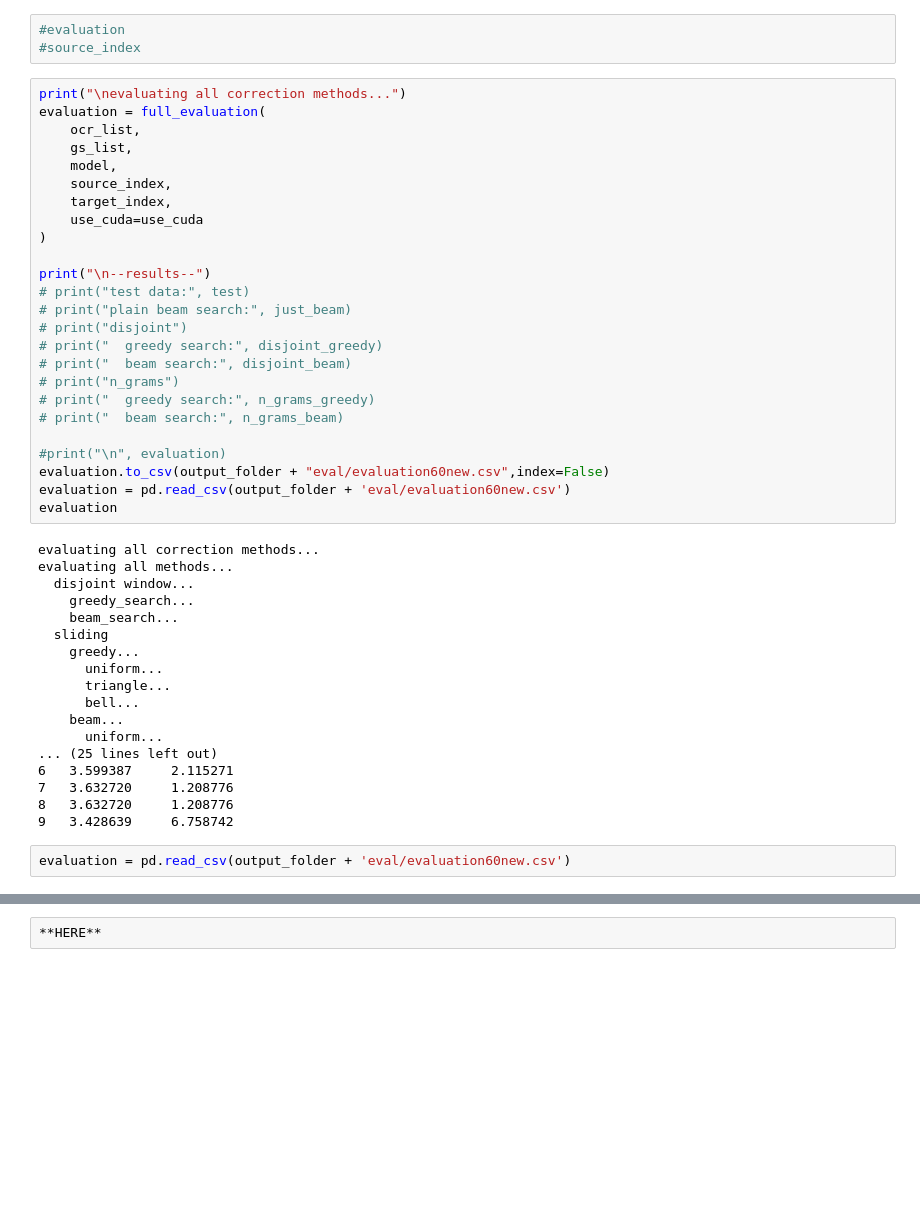
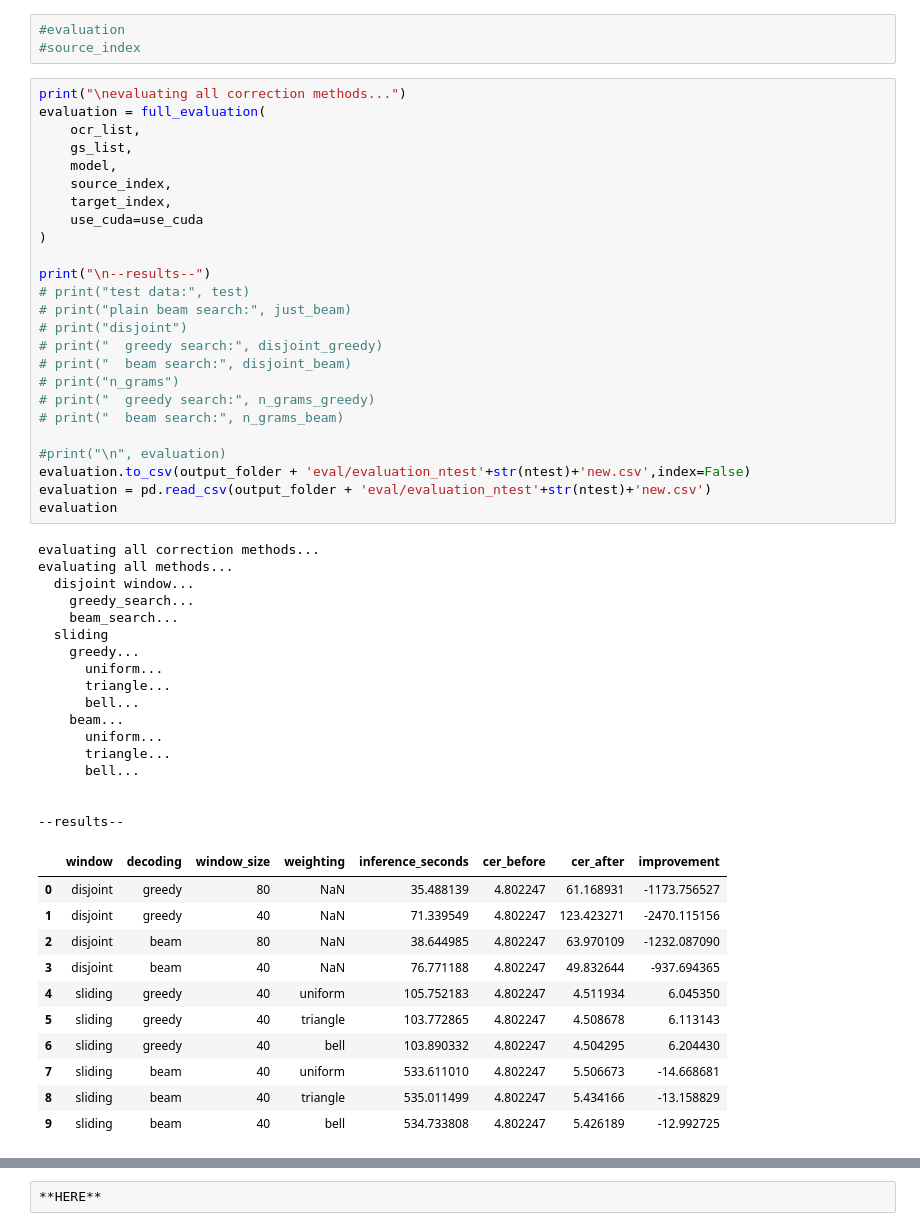
Before and after one commit to ReadingTimeMachine/ocr_post_correction, a Jupyter notebook: 3_evaluate_new.ipynb, the cells around one changed output, grey strips where cells are left out. Saved outputs shown, nothing was run; the diff lists cells and outputs as text; blank space fills up the shorter version.

```diff
--- a/3_evaluate_new.ipynb
+++ b/3_evaluate_new.ipynb
@@ -1515,39 +1515,48 @@ evaluation = full_evaluation(
     source_index,
     target_index,
     use_cuda=use_cuda
 )
 
 print("\n--results--")
 # print("test data:", test)
 # print("plain beam search:", just_beam)
 # print("disjoint")
 # print("  greedy search:", disjoint_greedy)
 # print("  beam search:", disjoint_beam)
 # print("n_grams")
 # print("  greedy search:", n_grams_greedy)
 # print("  beam search:", n_grams_beam)
 
 #print("\n", evaluation)
-evaluation.to_csv(output_folder + "eval/evaluation60new.csv",index=False)
-evaluation = pd.read_csv(output_folder + 'eval/evaluation60new.csv')
+evaluation.to_csv(output_folder + 'eval/evaluation_ntest'+str(ntest)+'new.csv',index=False)
+evaluation = pd.read_csv(output_folder + 'eval/evaluation_ntest'+str(ntest)+'new.csv')
 evaluation
 # %% [output]
 evaluating all correction methods...
 evaluating all methods...
   disjoint window...
     greedy_search...
     beam_search...
   sliding
     greedy...
       uniform...
       triangle...
       bell...
     beam...
       uniform...
-... (25 lines left out)
-6   3.599387     2.115271
-7   3.632720     1.208776
-8   3.632720     1.208776
-9   3.428639     6.758742
+      triangle...
+      bell...
+
+
+--results--
+|  | window | decoding | window_size | weighting | inference_seconds | cer_before | cer_after | improvement |
+| 0 | disjoint | greedy | 80 | NaN | 35.488139 | 4.802247 | 61.168931 | -1173.756527 |
+| 1 | disjoint | greedy | 40 | NaN | 71.339549 | 4.802247 | 123.423271 | -2470.115156 |
+| 2 | disjoint | beam | 80 | NaN | 38.644985 | 4.802247 | 63.970109 | -1232.087090 |
+| 3 | disjoint | beam | 40 | NaN | 76.771188 | 4.802247 | 49.832644 | -937.694365 |
+| 4 | sliding | greedy | 40 | uniform | 105.752183 | 4.802247 | 4.511934 | 6.045350 |
+| 5 | sliding | greedy | 40 | triangle | 103.772865 | 4.802247 | 4.508678 | 6.113143 |
+| 6 | sliding | greedy | 40 | bell | 103.890332 | 4.802247 | 4.504295 | 6.204430 |
+| 7 | sliding | beam | 40 | uniform | 533.611010 | 4.802247 | 5.506673 | -14.668681 |
+| 8 | sliding | beam | 40 | triangle | 535.011499 | 4.802247 | 5.434166 | -13.158829 |
+| 9 | sliding | beam | 40 | bell | 534.733808 | 4.802247 | 5.426189 | -12.992725 |
-# %%
-evaluation = pd.read_csv(output_folder + 'eval/evaluation60new.csv')
```
Also changed, not shown: parts of 4 cells of this notebook.
